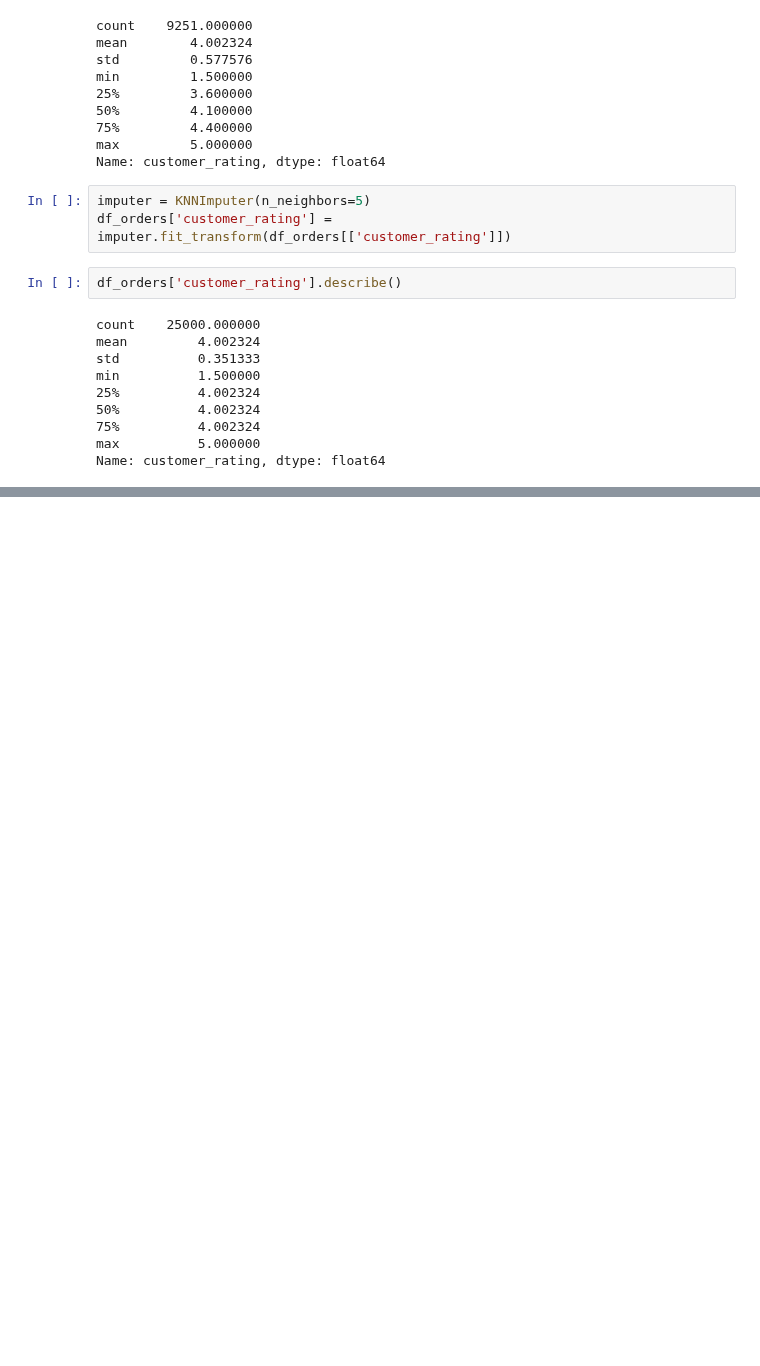
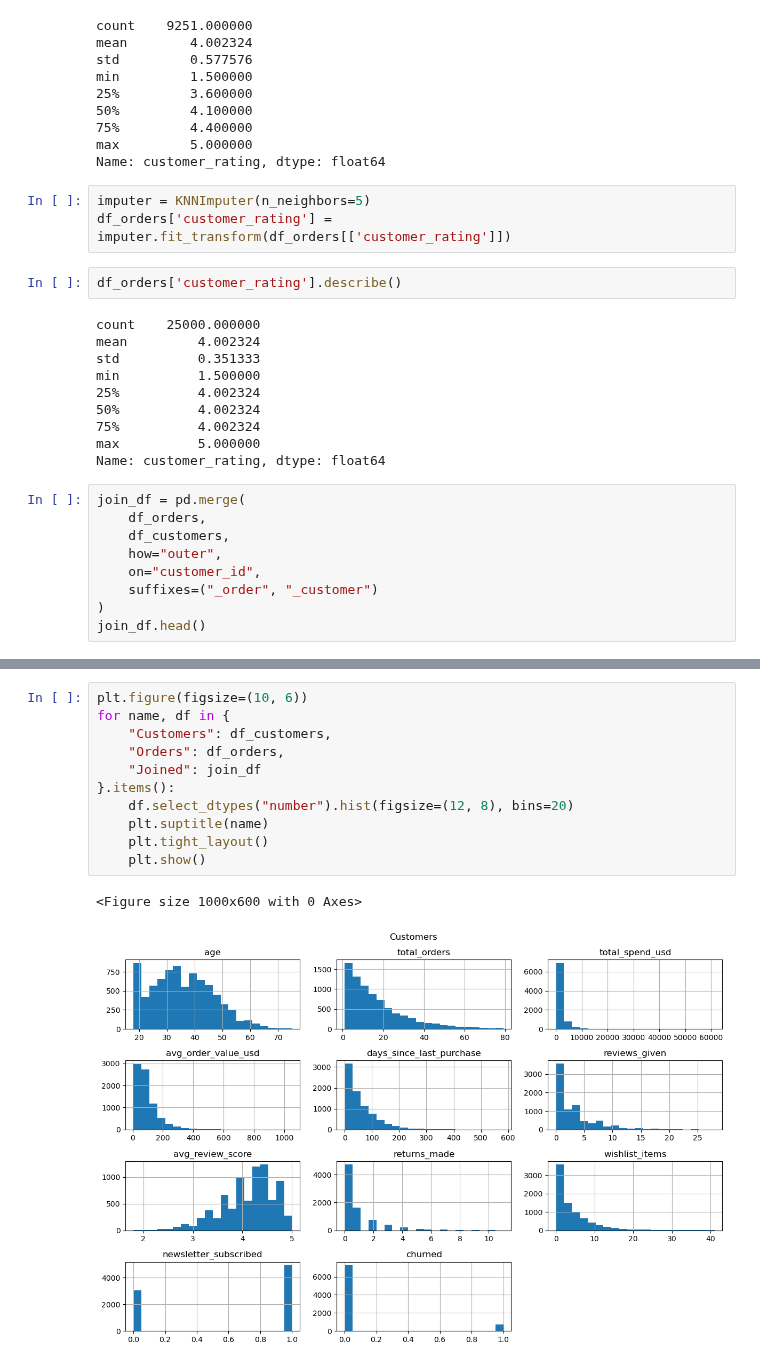
Before and after one commit to tezendra71/DataSciencett, a Jupyter notebook: Projects/Marketing Analysis/Market_Analysis.ipynb, the cells around one changed output, grey strips where cells are left out. Cells and saved outputs as stored; diff of their text form; blank space fills up the shorter version.

```diff
--- a/Projects/Marketing Analysis/Market_Analysis.ipynb
+++ b/Projects/Marketing Analysis/Market_Analysis.ipynb
@@ -138,3 +138,12 @@ min          1.500000
 75%          4.002324
 max          5.000000
 Name: customer_rating, dtype: float64
+# %%
+join_df = pd.merge(
+    df_orders,
+    df_customers,
+    how="outer",
+    on="customer_id",
+    suffixes=("_order", "_customer")
+)
+join_df.head()
@@ -140,0 +158,14 @@ Name: customer_rating, dtype: float64
+# %%
+plt.figure(figsize=(10, 6))
+for name, df in {
+    "Customers": df_customers,
+    "Orders": df_orders,
+    "Joined": join_df
+}.items():
+    df.select_dtypes("number").hist(figsize=(12, 8), bins=20)
+    plt.suptitle(name)
+    plt.tight_layout()
+    plt.show()
+# %% [output]
+<Figure size 1000x600 with 0 Axes>
+[figure, added]
```
Also changed, not shown: parts of 2 cells of this notebook.
